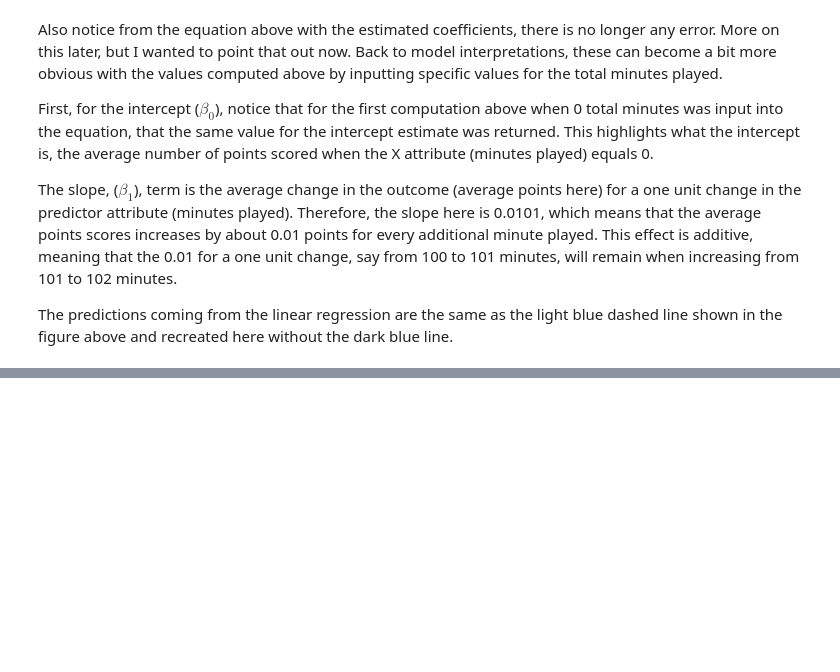
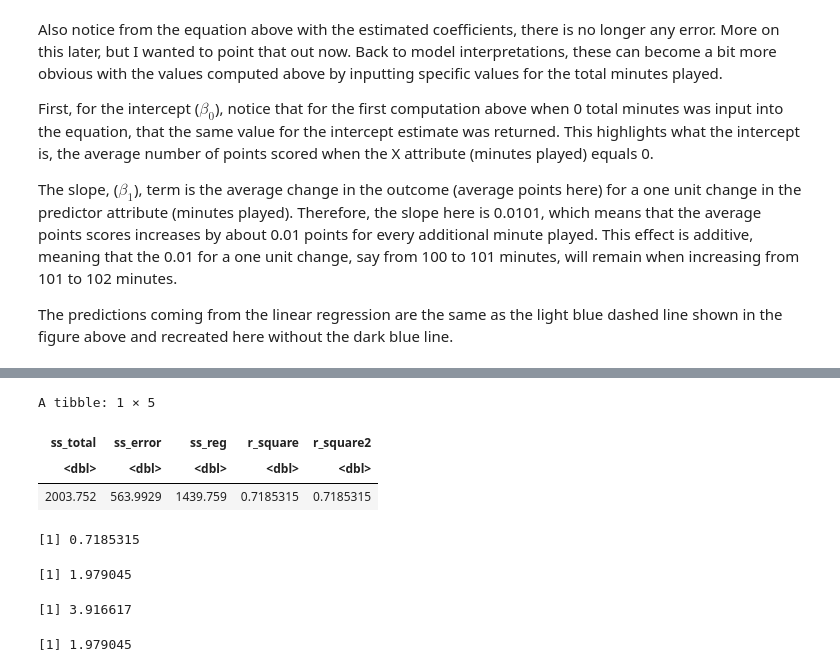
Before and after one commit to lebebr01/psqf_6243, a Jupyter notebook: course-notes/02-linear-regression.ipynb, the cells around one changed output, grey strips where cells are left out. Drawn from its saved outputs; the diff is of its cells as text; code cells hidden in the pictures; blank space fills up the shorter version.

```diff
--- a/course-notes/02-linear-regression.ipynb
+++ b/course-notes/02-linear-regression.ipynb
@@ -143,0 +197,25 @@ Let's try to visualize what this means.
+# %%
+basketball %>%
+summarise(ss_total = sum((avg_points - mean(avg_points))^2),
+          ss_error = sum((avg_points - fitted(wnba_reg))^2),
+          ss_reg = sum((fitted(wnba_reg) - mean(avg_points))^2)) %>%
+mutate(r_square = 1 - ss_error / ss_total,
+       r_square2 = ss_reg / ss_total)
+
+summary(wnba_reg)$r.square
+summary(wnba_reg)$sigma
+
+sigma_hat_square <- 563.9929 / (nrow(basketball) - 2)
+sigma_hat <- sqrt(sigma_hat_square)
+
+sigma_hat_square
+sigma_hat
+# %% [output]
+A tibble: 1 × 5
+| ss_total | ss_error | ss_reg | r_square | r_square2 |
+| <dbl> | <dbl> | <dbl> | <dbl> | <dbl> |
+| 2003.752 | 563.9929 | 1439.759 | 0.7185315 | 0.7185315 |
+[1] 0.7185315
+[1] 1.979045
+[1] 3.916617
+[1] 1.979045
```
Also changed, not shown: parts of 7 cells of this notebook, 1 other file.
